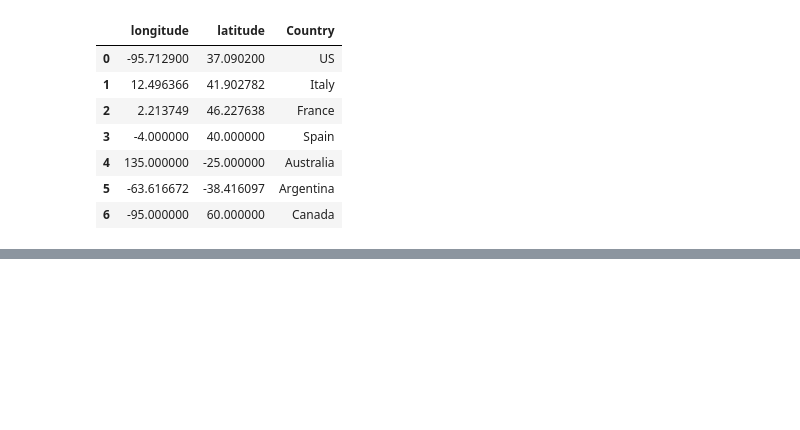
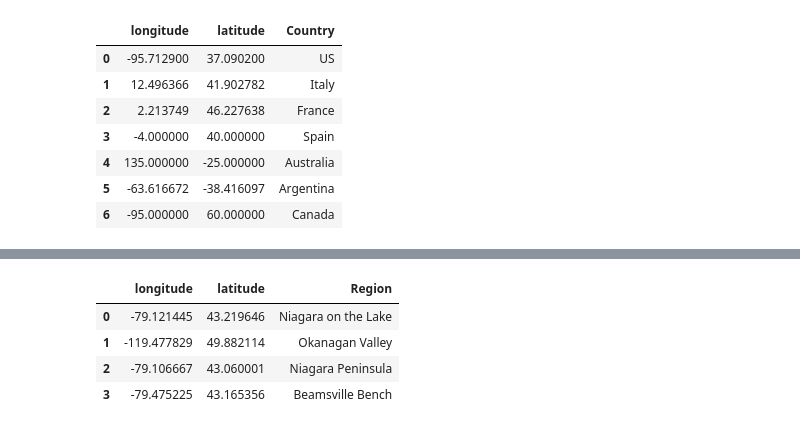
Before and after one commit to carojasp12/Sip-by-Sip, a Jupyter notebook: Code/Sip-by-Sip.ipynb, the cells around one changed output, grey strips where cells are left out. Saved outputs shown, nothing was run; the diff lists cells and outputs as text; code cells hidden in the pictures; blank space fills up the shorter version.

```diff
--- a/Code/Sip-by-Sip.ipynb
+++ b/Code/Sip-by-Sip.ipynb
@@ -232,0 +249,14 @@ region_map
+# %%
+canada_region_coordinates = {'longitude': [-79.121445,-119.477829,-79.106667,-79.47522500],
+                'latitude': [43.219646,49.882114,  43.060001, 43.16535600],
+               'Region': ['Niagara on the Lake', 'Okanagan Valley', 'Niagara Peninsula', 'Beamsville Bench']}
+
+canada_region_coordinates_df= pd.DataFrame(canada_region_coordinates)
+
+canada_region_coordinates_df
+# %% [output]
+|  | longitude | latitude | Region |
+| 0 | -79.121445 | 43.219646 | Niagara on the Lake |
+| 1 | -119.477829 | 49.882114 | Okanagan Valley |
+| 2 | -79.106667 | 43.060001 | Niagara Peninsula |
+| 3 | -79.475225 | 43.165356 | Beamsville Bench |
```
Also changed, not shown: parts of 3 cells of this notebook.
